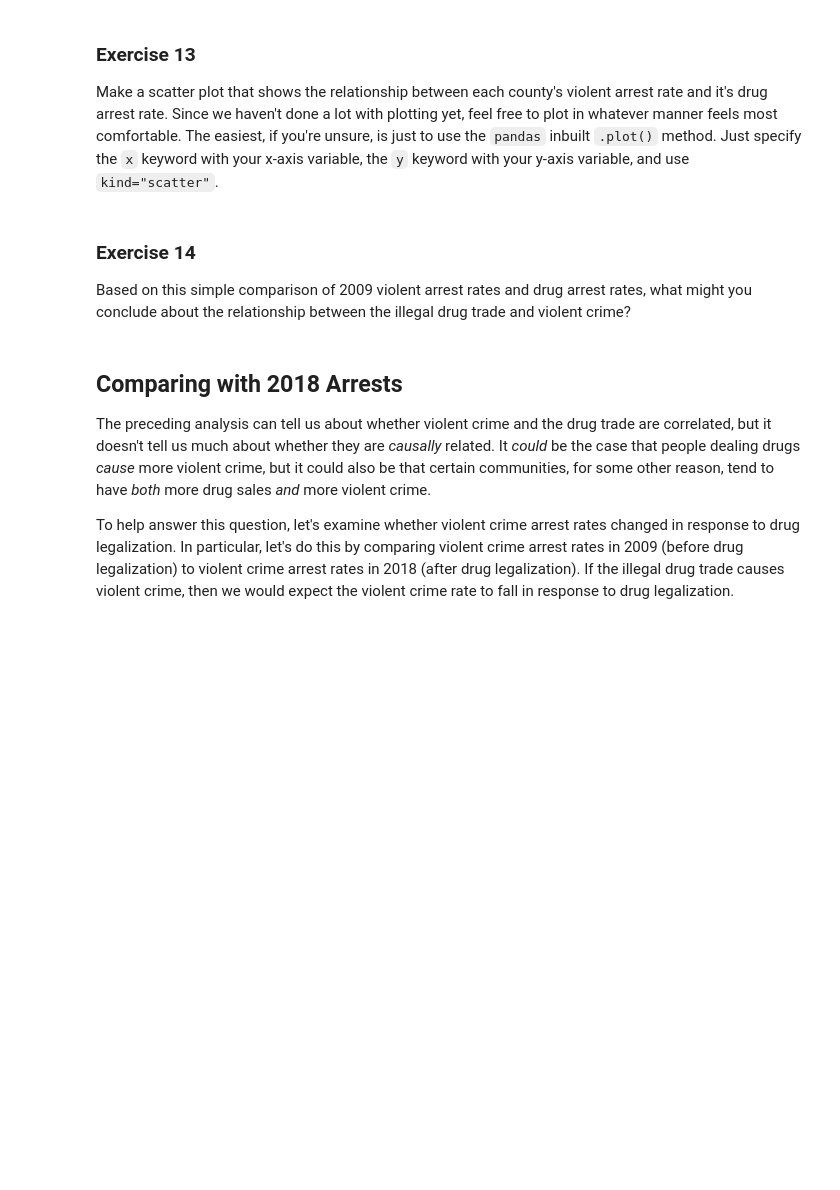
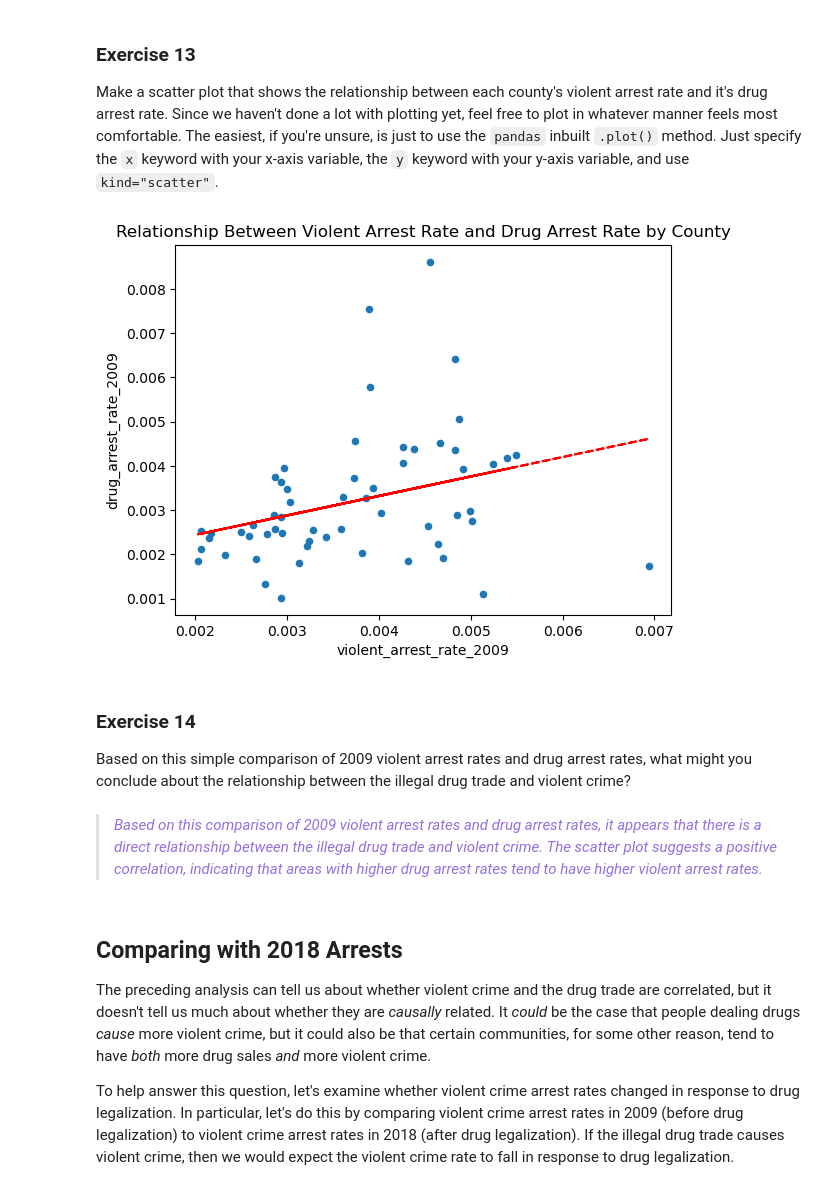
Before and after one commit to BarbaraPFloresRios/IDS720_PracticalDataScience, a Jupyter notebook: 20231019_ExerciseMerging/Exercise_merging.ipynb, the cells around one changed output. Cells and saved outputs as stored; diff of their text form; code cells hidden in the pictures; blank space fills up the shorter version.

```diff
--- a/20231019_ExerciseMerging/Exercise_merging.ipynb
+++ b/20231019_ExerciseMerging/Exercise_merging.ipynb
@@ -401,7 +401,7 @@ nhgis_county_populations_ca_2005_2009_correct[
 # %%
 print("Now, we validate our new dataset again to see if the corrections are accurate:")
 
-ca_arrests_2009_whith_population = pd.merge(
+ca_arrests_2009_with_population_correct = pd.merge(
     ca_arrests_2009,
     nhgis_county_populations_ca_2005_2009_correct,
     how="outer",
@@ -410,7 +410,7 @@ ca_arrests_2009_whith_population = pd.merge(
     indicator=True,
 )
 
-ca_arrests_2009_whith_population._merge.value_counts()
+ca_arrests_2009_with_population_correct._merge.value_counts()
 # %% [output]
 Now, we validate our new dataset again to see if the corrections are accurate:
 _merge
@@ -424,3 +431,15 @@ Name: count, dtype: int64
 ### Exercise 12
 
 Now that we have arrest counts and population data, we can calculate arrest *rates*. For each county, create a new variable called `violent_arrest_rate_2009` that is the number of violent arrests for 2009 divided by the population of the county from 2005-2009, and a similar new variable called `drug_arrest_rate_2009` for drug arrests divided by population.
+# %%
+ca_arrests_2009_with_population_correct["violent_arrest_rate_2009"] = (
+    ca_arrests_2009_with_population_correct["VIOLENT"]
+    / ca_arrests_2009_with_population_correct["total_population"]
+)
+
+ca_arrests_2009_with_population_correct["drug_arrest_rate_2009"] = (
+    ca_arrests_2009_with_population_correct["F_DRUGOFF"]
+    / ca_arrests_2009_with_population_correct["total_population"]
+)
+
+ca_arrests_2009_with_population_correct.sample(3)
@@ -428,10 +452,38 @@ Now that we have arrest counts and population data, we can calculate arrest *rat
 ### Exercise 13
 
 Make a scatter plot that shows the relationship between each county's violent arrest rate and it's drug arrest rate. Since we haven't done a lot with plotting yet, feel free to plot in whatever manner feels most comfortable. The easiest, if you're unsure, is just to use the `pandas` inbuilt `.plot()` method. Just specify the `x` keyword with your x-axis variable, the `y` keyword with your y-axis variable, and use `kind="scatter"`.
+# %%
+import matplotlib.pyplot as plt
+import numpy as np
+
+ca_arrests_2009_with_population_correct.plot(
+    x="violent_arrest_rate_2009",
+    y="drug_arrest_rate_2009",
+    kind="scatter",
+    title="Relationship Between Violent Arrest Rate and Drug Arrest Rate by County",
+)
+
+z = np.polyfit(
+    ca_arrests_2009_with_population_correct["violent_arrest_rate_2009"],
+    ca_arrests_2009_with_population_correct["drug_arrest_rate_2009"],
+    1,
+)
+p = np.poly1d(z)
+plt.plot(
+    ca_arrests_2009_with_population_correct["violent_arrest_rate_2009"],
+    p(ca_arrests_2009_with_population_correct["violent_arrest_rate_2009"]),
+    "r--",
+)
+
+plt.show()
+# %% [output]
+[figure, added]
 # %% [markdown]
 ### Exercise 14
 
 Based on this simple comparison of 2009 violent arrest rates and drug arrest rates, what might you conclude about the relationship between the illegal drug trade and violent crime?
+# %% [markdown]
+><span style="color: #9370DB">*Based on this comparison of 2009 violent arrest rates and drug arrest rates, it appears that there is a direct relationship between the illegal drug trade and violent crime. The scatter plot suggests a positive correlation, indicating that areas with higher drug arrest rates tend to have higher violent arrest rates.*</span>
 # %% [markdown]
 ## Comparing with 2018 Arrests
 
```
Also changed, not shown: parts of 13 cells of this notebook, 26 other files.
